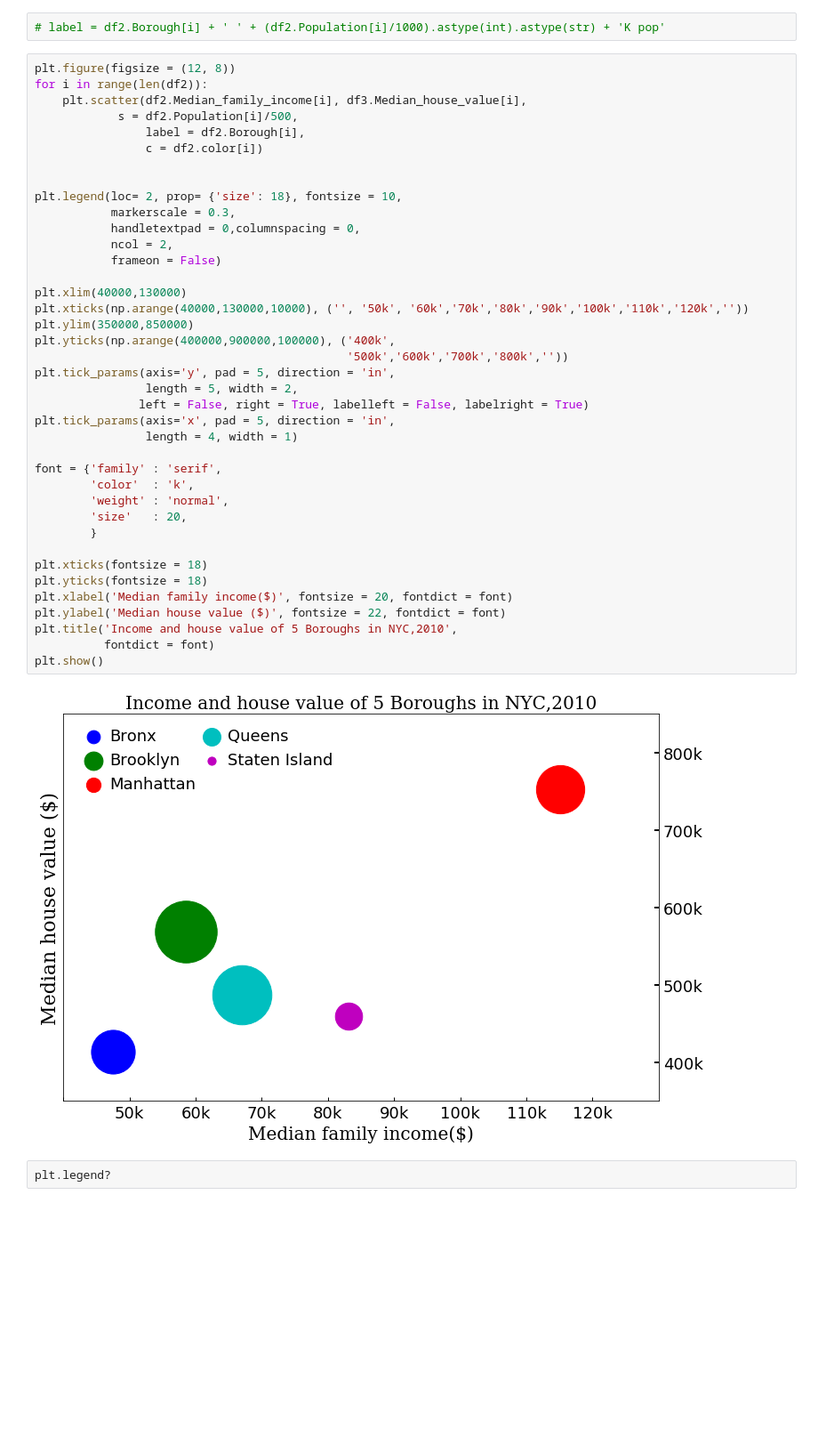
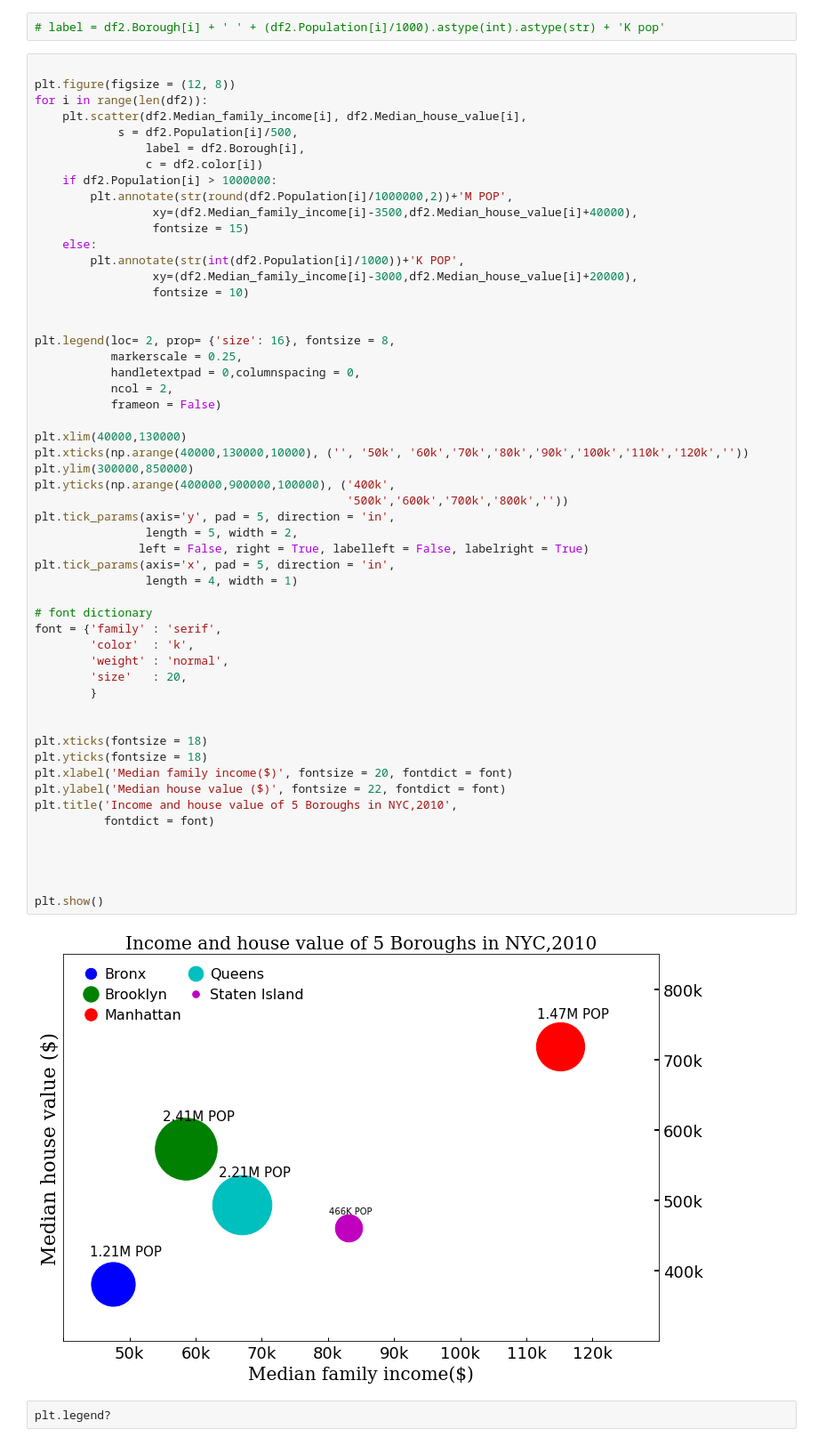
Before and after one commit to picniclin/PUI2017_yl5240, a Jupyter notebook: HW8_yl5240/HW8_yl5240.ipynb, the cells around one changed output. Shown at 89% size. Cells and saved outputs as stored; diff of their text form; blank space fills up the shorter version.

```diff
--- a/HW8_yl5240/HW8_yl5240.ipynb
+++ b/HW8_yl5240/HW8_yl5240.ipynb
@@ -106,46 +106,61 @@ Name: Population, dtype: object
 # %%
 # label = df2.Borough[i] + ' ' + (df2.Population[i]/1000).astype(int).astype(str) + 'K pop'
 # %%
+
 plt.figure(figsize = (12, 8))
 for i in range(len(df2)):
-    plt.scatter(df2.Median_family_income[i], df3.Median_house_value[i],
+    plt.scatter(df2.Median_family_income[i], df2.Median_house_value[i],
             s = df2.Population[i]/500,
                 label = df2.Borough[i],
                 c = df2.color[i])
+    if df2.Population[i] > 1000000:
+        plt.annotate(str(round(df2.Population[i]/1000000,2))+'M POP',
+                 xy=(df2.Median_family_income[i]-3500,df2.Median_house_value[i]+40000),
+                 fontsize = 15)
+    else:
+        plt.annotate(str(int(df2.Population[i]/1000))+'K POP',
+                 xy=(df2.Median_family_income[i]-3000,df2.Median_house_value[i]+20000),
+                 fontsize = 10)
 
 
-plt.legend(loc= 2, prop= {'size': 18}, fontsize = 10,
-           markerscale = 0.3,
+plt.legend(loc= 2, prop= {'size': 16}, fontsize = 8,
+           markerscale = 0.25,
            handletextpad = 0,columnspacing = 0,
            ncol = 2,
            frameon = False)
 
 plt.xlim(40000,130000)
 plt.xticks(np.arange(40000,130000,10000), ('', '50k', '60k','70k','80k','90k','100k','110k','120k',''))
-plt.ylim(350000,850000)
+plt.ylim(300000,850000)
 plt.yticks(np.arange(400000,900000,100000), ('400k',
                                              '500k','600k','700k','800k',''))
 plt.tick_params(axis='y', pad = 5, direction = 'in',
                 length = 5, width = 2,
                left = False, right = True, labelleft = False, labelright = True)
 plt.tick_params(axis='x', pad = 5, direction = 'in',
                 length = 4, width = 1)
 
+# font dictionary
 font = {'family' : 'serif',
         'color'  : 'k',
         'weight' : 'normal',
         'size'   : 20,
         }
+
 
 plt.xticks(fontsize = 18)
 plt.yticks(fontsize = 18)
 plt.xlabel('Median family income($)', fontsize = 20, fontdict = font)
 plt.ylabel('Median house value ($)', fontsize = 22, fontdict = font)
 plt.title('Income and house value of 5 Boroughs in NYC,2010',
           fontdict = font)
+
+
+
+
 plt.show()
 # %% [output]
-[figure, old version]
+[figure, new version]
 # %%
 plt.legend?
 # %%
```
